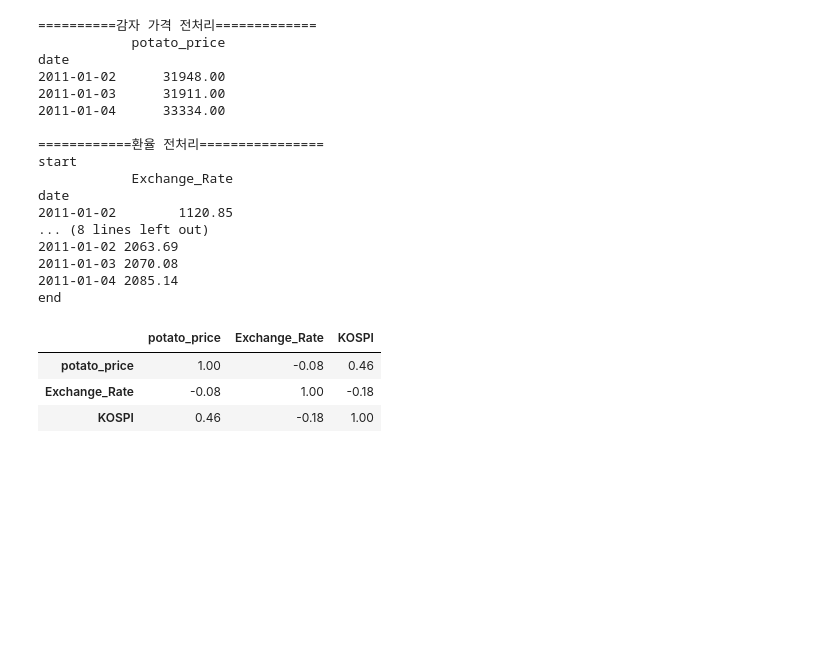
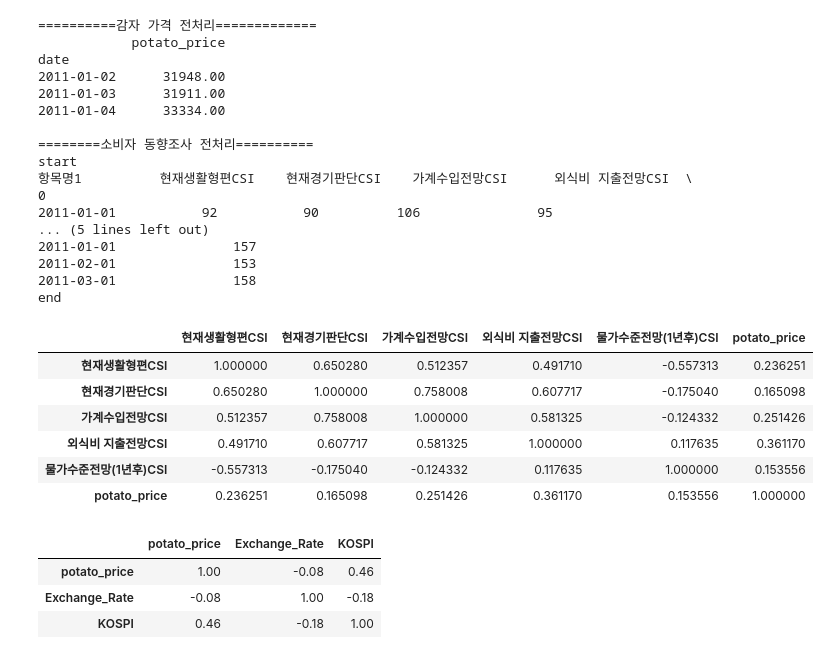
Before and after one commit to sunnight9507/BitAcademy, a Jupyter notebook: 17주차/All_data_processing.ipynb, the cells around one changed output. Drawn from its saved outputs; the diff is of its cells as text; code cells hidden in the pictures; blank space fills up the shorter version.

```diff
--- a/17주차/All_data_processing.ipynb
+++ b/17주차/All_data_processing.ipynb
@@ -14,6 +14,7 @@ warnings.filterwarnings("ignore")
 plt.style.use('ggplot')
 # %%
 dt_index = pd.DataFrame(pd.date_range(start='20110102', end='20191231')).rename(columns = {0 : 'date'})
+dt_month_index = pd.DataFrame(pd.date_range(start='20110101', end='20191231',freq='MS')).rename(columns = {0 : 'date'})
 
 def load_potato_price():
     # print("======= data loading start ===========")
@@ -167,17 +168,37 @@ def processing_KOSPI(data):
     print('end')
     print()
     return data
+# %%
+def processing_Consumer_trend_survey(data):
+    print('start')
+    data = data.T
+    data.columns = data.loc['항목명1', :]
+    data = data.iloc[17:-3, :5].astype('int').reset_index()
+
+    # Consumer_trend_survey
+    result = pd.concat([dt_month_index, data], axis = 1, ignore_index=True).set_index(0)
+    result.columns = data.columns
+
+    result.drop(['index'], axis = 1, inplace = True)
+
+    print(result.head(3))
+    print('end')
+    print()
+    return result
 # %%
 if __name__ == "__main__":
     print('==========감자 가격 전처리=============')
     potato_price = load_potato_price()
     potato_price= potato_price_processing(potato_price)
 
-    print('============환율 전처리================')
-    Exchange_Rate = processing_Exchange_Rate(pd.read_csv('USD_KRW.csv'))
+#     print('============환율 전처리================')
+#     Exchange_Rate = processing_Exchange_Rate(pd.read_csv('USD_KRW.csv'))
 
-    print('============코스피 전처리==============')
-    KOSPI = processing_KOSPI(pd.read_csv('코스피지수 내역.csv'))
+#     print('============코스피 전처리==============')
+#     KOSPI = processing_KOSPI(pd.read_csv('코스피지수 내역.csv'))
+
+    print('========소비자 동향조사 전처리==========')
+    Consumer_trend_survey = processing_Consumer_trend_survey(pd.read_csv('소비자동향조사.csv', encoding = 'cp949'))
 # %% [output]
 ==========감자 가격 전처리=============
             potato_price
@@ -186,16 +207,28 @@ date
 2011-01-03      31911.00
 2011-01-04      33334.00
 
-============환율 전처리================
+========소비자 동향조사 전처리==========
 start
-            Exchange_Rate
-date
-2011-01-02        1120.85
-... (8 lines left out)
-2011-01-02 2063.69
-2011-01-03 2070.08
-2011-01-04 2085.14
+항목명1          현재생활형편CSI    현재경기판단CSI    가계수입전망CSI      외식비 지출전망CSI  \
+0
+2011-01-01           92           90          106               95
+... (5 lines left out)
+2011-01-01               157
+2011-02-01               153
+2011-03-01               158
 end
+# %%
+result = pd.concat([Consumer_trend_survey, potato_price.resample('MS').mean()], axis = 1).corr()
+
+result.style.background_gradient(cmap='summer_r')
+# %% [output]
+|  | 현재생활형편CSI | 현재경기판단CSI | 가계수입전망CSI | 외식비 지출전망CSI | 물가수준전망(1년후)CSI | potato_price |
+| 현재생활형편CSI | 1.000000 | 0.650280 | 0.512357 | 0.491710 | -0.557313 | 0.236251 |
+| 현재경기판단CSI | 0.650280 | 1.000000 | 0.758008 | 0.607717 | -0.175040 | 0.165098 |
+| 가계수입전망CSI | 0.512357 | 0.758008 | 1.000000 | 0.581325 | -0.124332 | 0.251426 |
+| 외식비 지출전망CSI | 0.491710 | 0.607717 | 0.581325 | 1.000000 | 0.117635 | 0.361170 |
+| 물가수준전망(1년후)CSI | -0.557313 | -0.175040 | -0.124332 | 0.117635 | 1.000000 | 0.153556 |
+| potato_price | 0.236251 | 0.165098 | 0.251426 | 0.361170 | 0.153556 | 1.000000 |
 # %%
 result_data = pd.concat([potato_price, Exchange_Rate, KOSPI], axis = 1)
 
```
